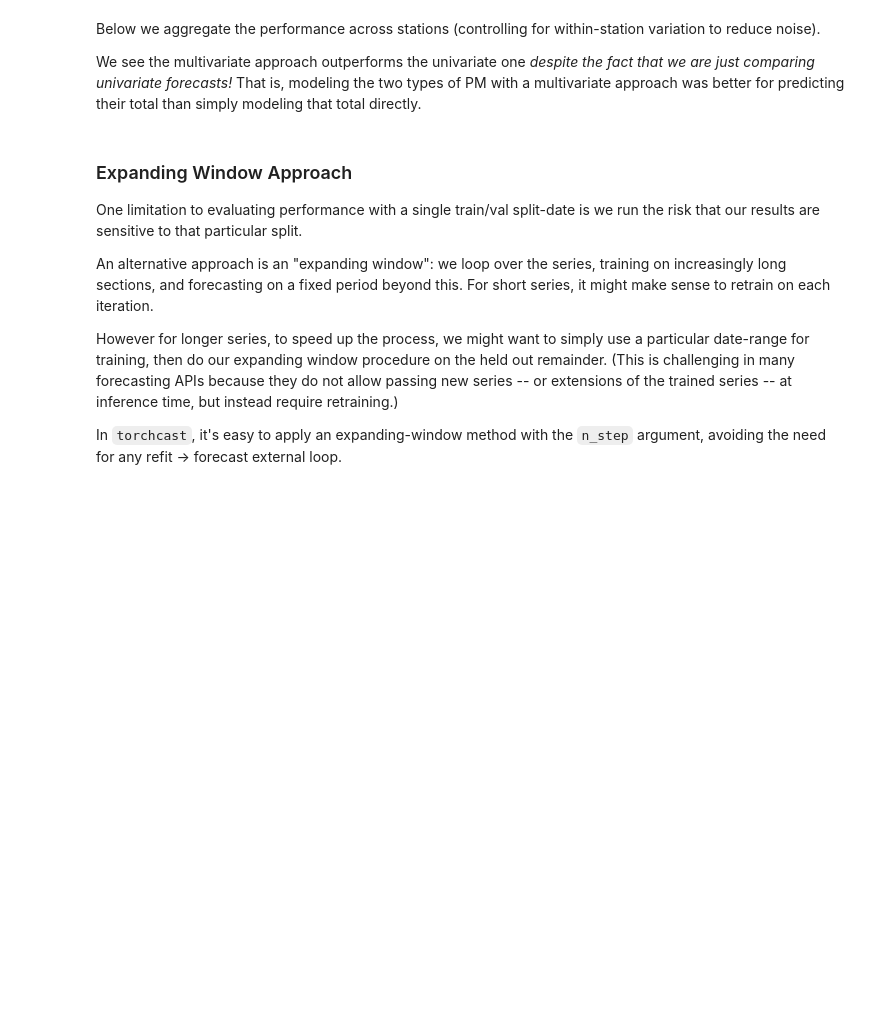
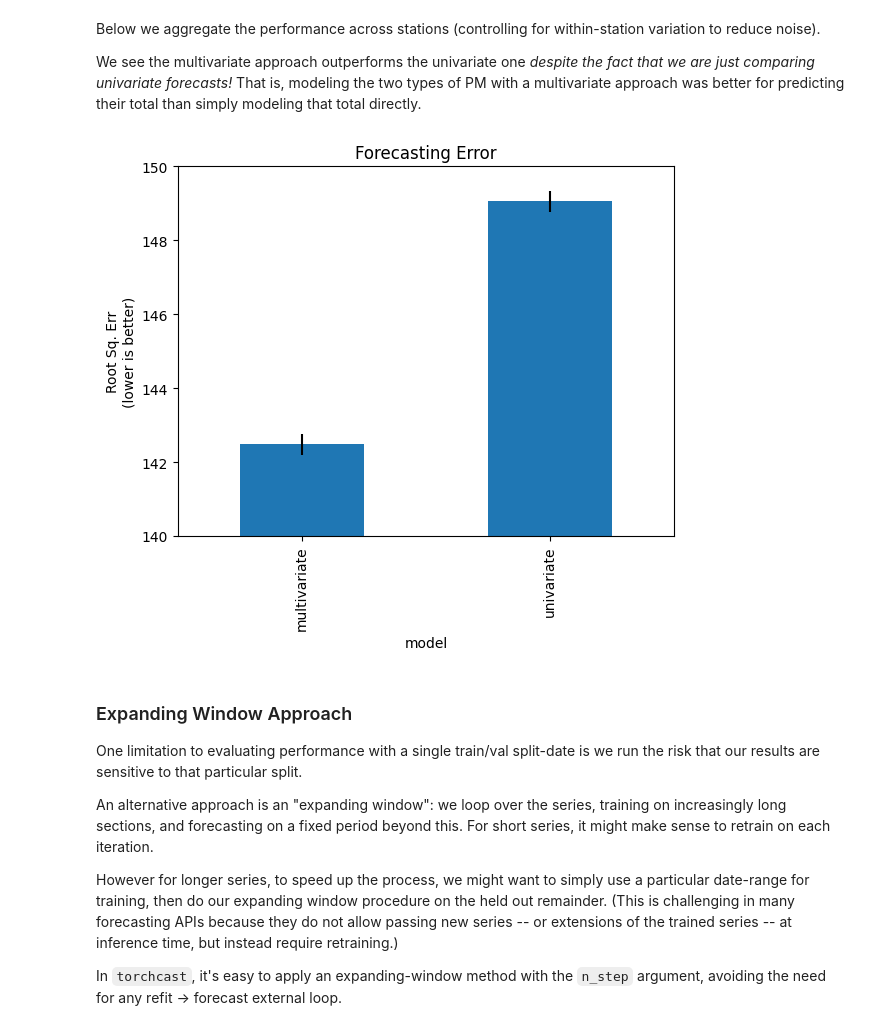
Before and after one commit to onesixsolutions/torchcast, a Jupyter notebook: docs/examples/air_quality.ipynb, the cells around one changed output. Saved outputs shown, nothing was run; the diff lists cells and outputs as text; code cells hidden in the pictures; blank space fills up the shorter version.

```diff
--- a/docs/examples/air_quality.ipynb
+++ b/docs/examples/air_quality.ipynb
@@ -163,7 +195,8 @@ for m in dataset_pm_mv.measures[0]:
     ])
 kf_pm_mv = KalmanFilter(
     measures=dataset_pm_mv.measures[0],
-    processes=_processes
+    processes=_processes,
+    #adaptive_scaling=True
 )
 
 # fit:
@@ -171,5 +204,4 @@ kf_pm_mv.fit(
     dataset_pm_mv_train.tensors[0],
     start_offsets=dataset_pm_mv_train.start_datetimes,
     n_step=5, every_step=False,
-    max_it
 )
@@ -277,18 +348,20 @@ We see the multivariate approach outperforms the univariate one _despite the fac
 # %%
 df_fct_err_agg = agg_within_group_err(df_fct_err)
 
 # https://chris-said.io/2014/12/01/independent-t-tests-and-the-83-confidence-interval-a-useful-trick-for-eyeballing-your-data/
 from scipy import stats
 sem_multi = -stats.norm.ppf((1 - .83) / 2)
 
 df_fct_err_agg['rmse'].plot(
     kind='bar',
     yerr=df_fct_err_agg['sem'] * sem_multi,
     ylabel="Root Sq. Err\n(lower is better)",
     title="Forecasting Error",
-    ylim=(140,148)
+    ylim=(140,150)
 )
 plt.show()
+# %% [output]
+[figure, added]
 # %% [markdown]
 ### Expanding Window Approach
 
```
Also changed, not shown: parts of 16 cells of this notebook, 2 other files.
